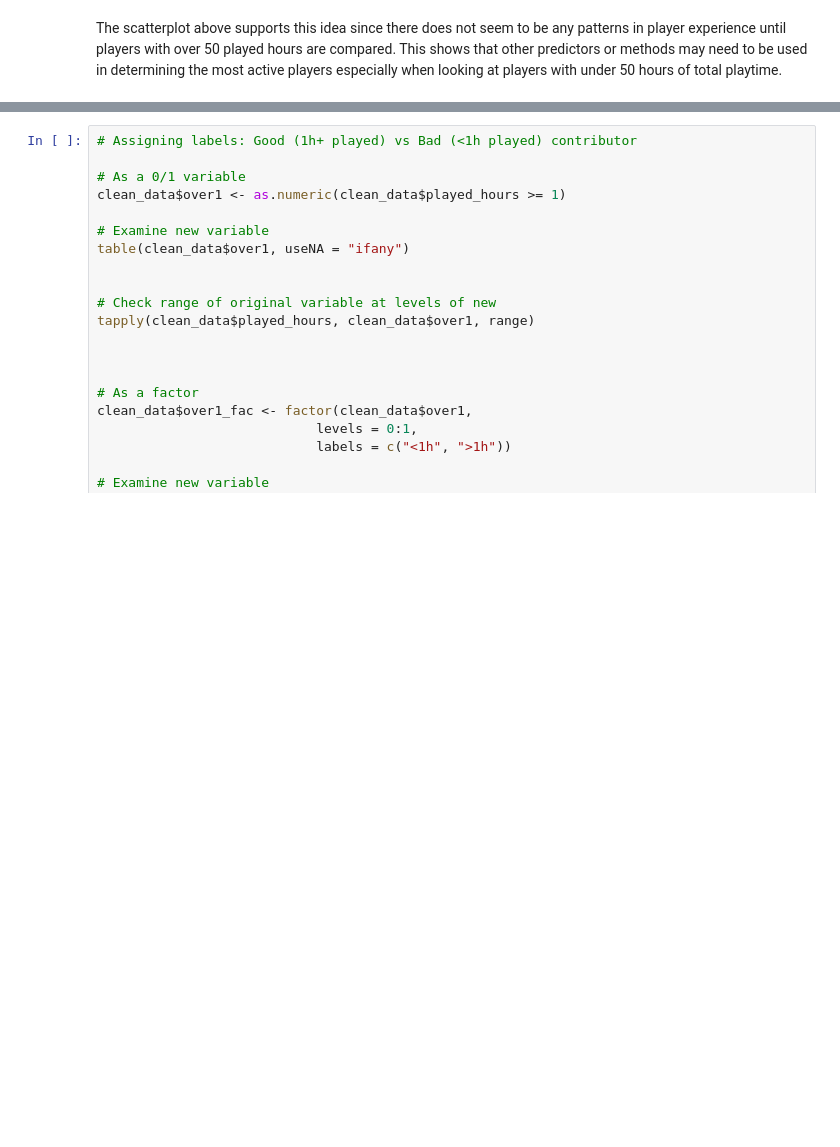
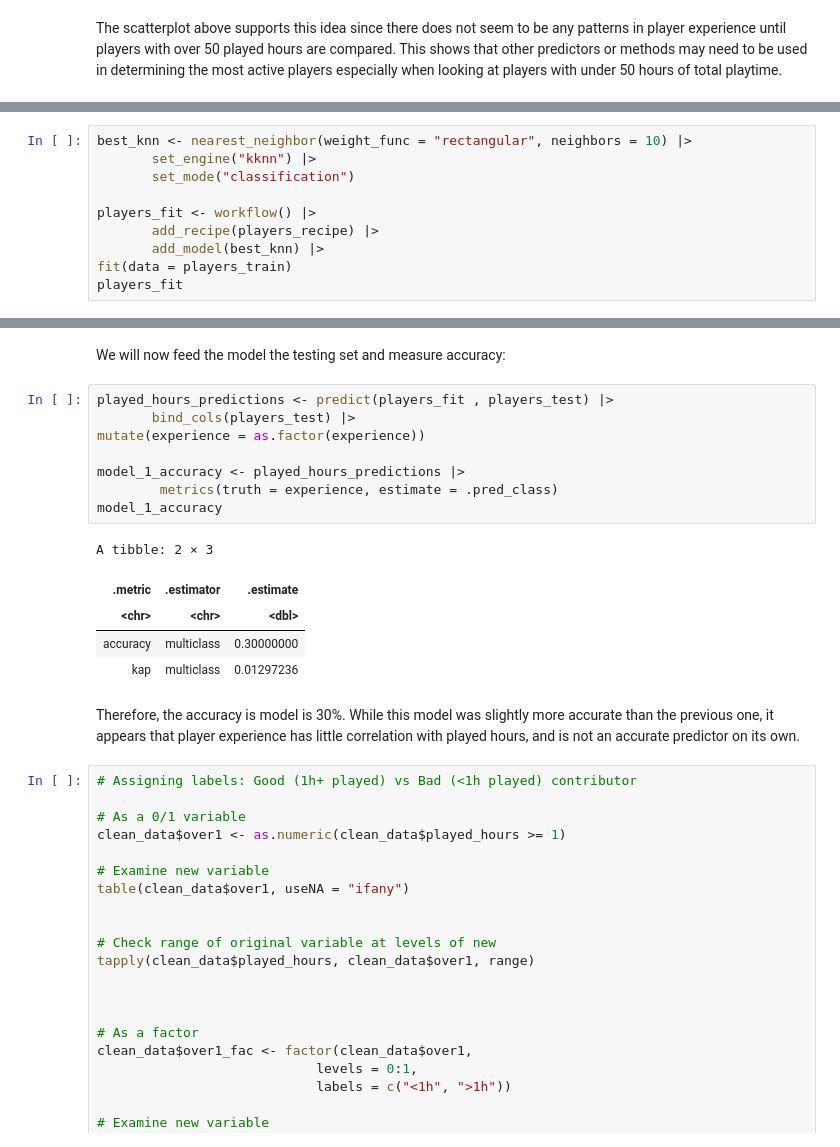
Before and after one commit to H-Isabelle/dsci100-group-project, a Jupyter notebook: FinalReport.ipynb, the cells around one changed output, grey strips where cells are left out. Cells and saved outputs as stored; diff of their text form; blank space fills up the shorter version.

```diff
--- a/FinalReport.ipynb
+++ b/FinalReport.ipynb
@@ -270,0 +334,10 @@ The scatterplot above supports this idea since there does not seem to be any pat
+# %%
+best_knn <- nearest_neighbor(weight_func = "rectangular", neighbors = 10) |>
+       set_engine("kknn") |>
+       set_mode("classification")
+
+players_fit <- workflow() |>
+       add_recipe(players_recipe) |>
+       add_model(best_knn) |>
+fit(data = players_train)
+players_fit
@@ -271,3 +364,23 @@ The scatterplot above supports this idea since there does not seem to be any pat
+# %% [markdown]
+We will now feed the model the testing set and measure accuracy:
+# %%
+played_hours_predictions <- predict(players_fit , players_test) |>
+       bind_cols(players_test) |>
+mutate(experience = as.factor(experience))
+
+model_1_accuracy <- played_hours_predictions |>
+        metrics(truth = experience, estimate = .pred_class)
+model_1_accuracy
+# %% [output]
+A tibble: 2 × 3
+| .metric | .estimator | .estimate |
+| <chr> | <chr> | <dbl> |
+| accuracy | multiclass | 0.30000000 |
+| kap | multiclass | 0.01297236 |
+# %% [markdown]
+Therefore, the accuracy is model is 30%. While this model was slightly more accurate than the previous one,
+it appears that player experience has little correlation with played hours, and is not an accurate
+predictor on its own.
 # %%
 # Assigning labels: Good (1h+ played) vs Bad (<1h played) contributor
 
```
Also changed, not shown: parts of 9 cells of this notebook.
